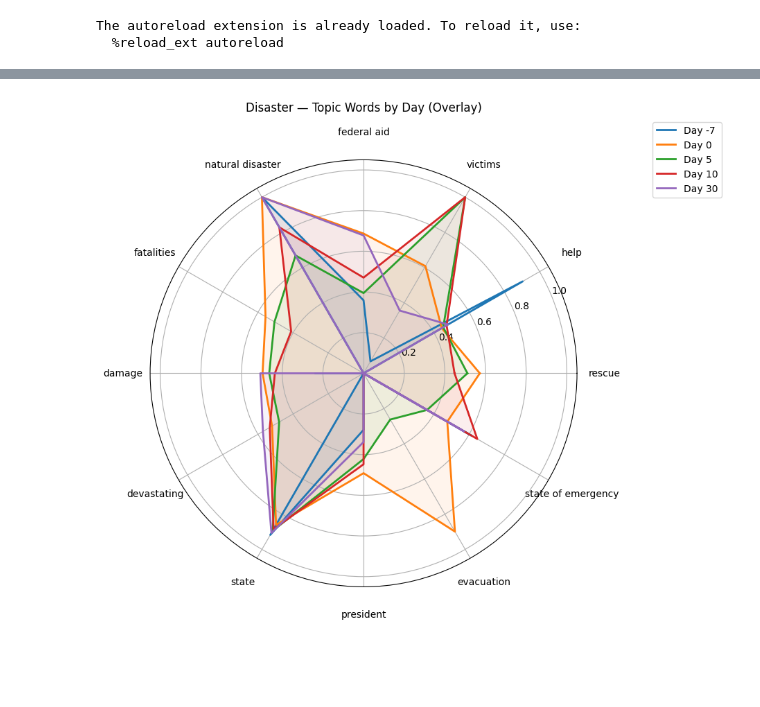
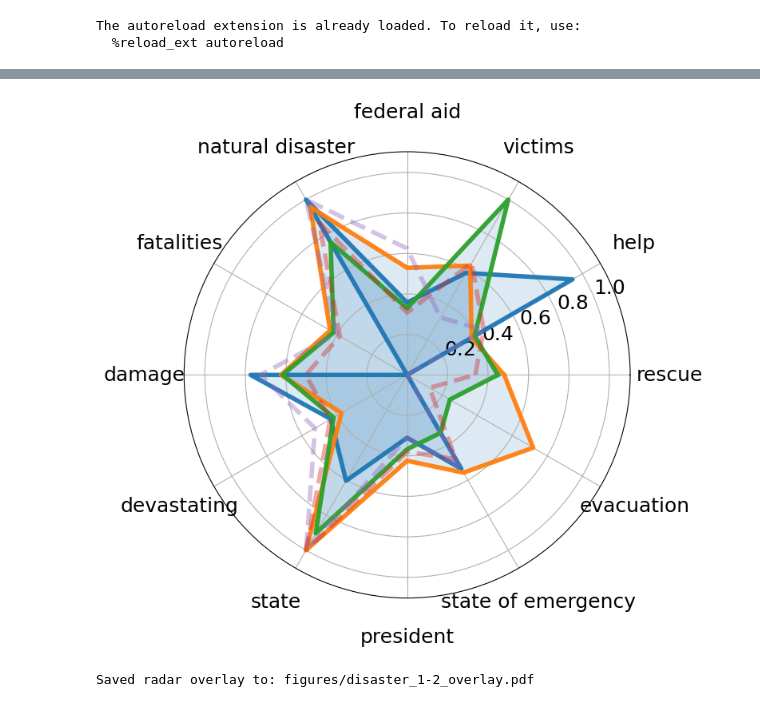
Before and after one commit to elugos/HSMS_LUGOS, a Jupyter notebook: radar_topic_daily.ipynb, the cells around one changed output, grey strips where cells are left out. Drawn from its saved outputs; the diff is of its cells as text; code cells hidden in the pictures; blank space fills up the shorter version.

Commit message:
radar fade FINAL

```diff
--- a/radar_topic_daily.ipynb
+++ b/radar_topic_daily.ipynb
@@ -385,7 +286,5 @@ top50_violence.sort_values("tfidf", ascending=False)
 # %%
 collapse_map_d = {
-
-
     # ---------------------------------------------------
     # Aid / response
     # ---------------------------------------------------
@@ -429,7 +328,7 @@ collapse_map_d = {
     # ---------------------------------------------------
     # Event specific: natural disasters
     # ---------------------------------------------------
-    "natural disaster": ["helene", "milton"
+    "natural disaster": ["helene", "milton",
         "natural disaster", "disaster", "catastrophe",
 
         # storms & cyclones
@@ -517,18 +416,19 @@ collapse_map_d = {
         "trump", "donald trump",
         "biden", "joe biden",
     ],
-    "state of emergency": ["state of emergency", "emergency declaration", "declared emergency", "emergency"],
+    "state of emergency": ["state of emergency", "emergency declaration", "declared emergency","emergency"],
     "evacuation" : ["evacuation", "evacuate", "evacuations", "evacuated"],
     "state":
-        ["tx", "texas","ca", "calif", "california","hi", "hawaii", "hawaiian","fl", "florida","nc", "north carolina","sc", "south carolina","ga", "georgia","tn", "tennessee","va", "virginia","al", "alabama",
+        ["tx", "texas","ca", "calif", "california","hi", "hawaii", "hawaiian","fl", "florida","nc", "north carolina",
+         "sc", "south carolina","ga", "georgia","tn", "tennessee","va", "virginia","al", "alabama",
 
-        # --- Places / Cities / Regions (high-signal) ---
+        # --- Places / Cities / Regions ---
         # Hawaii / Maui
         "maui",
         "lahaina",
         "maui county",
         "honolulu",
-
+        "kentucky",
         # Southern California / LA region
         "los angeles", "la", "l.a.", "los angeles county", "los", "angeles",
         "san diego", "san diego county",
@@ -542,3 +442,17 @@ collapse_map_d = {
         "dallas",
         "hill country", "texas hill country","central texas","island", "county"],
     }
+
+variant_to_canonical_d = {
+    v.lower(): canonical
+    for canonical, variants in collapse_map_d.items()
+    for v in variants
+}
+
+def normalize_word_d(w):
+    if pd.isna(w):
+        return w
+    w = str(w).lower().strip()
+    return variant_to_canonical_d.get(w, w)
+
+disaster_df["word_norm"] = disaster_df["word"].apply(normalize_word_d)
@@ -599,6 +463,6 @@ top_v_words = ["president","state","legislation","police","shooting","firearm",
 # %%
 top_d_words = ["rescue","help","victims", "federal aid",
                "natural disaster", "fatalities","damage","devastating",
-               "state","president","evacuation","state of emergency"
+               "state","president","state of emergency","evacuation"
 ]
 # %%
@@ -741,9 +714,20 @@ def plot_radar_overlay_days(
 # %%
 plot_radar_overlay_days(
     radar_df_d,
-    days=[-7, 0, 5, 10,30],
+    days=[-7,0,4,11,30],
     normalize=True,
-    title="Disaster — Topic Words by Day (Overlay)"
-)
+    title=None,
+    label_pad=25,
+    colors=None,
+    fade_days=[11,30],
+    line_alpha_fade=0.40,
+    line_alpha_keep=0.95,
+    fill_alpha_keep=0.15,
+    linewidth=4,
+    radius_scale=1.05,
+    figsize=(8, 8),
+    outpath="figures/disaster_1-2_overlay.pdf",
+    font_size = 18)
 # %% [output]
-[figure, old version]
+[figure, new version]
+Saved radar overlay to: figures/disaster_1-2_overlay.pdf
```
Also changed, not shown: parts of 16 cells of this notebook.
